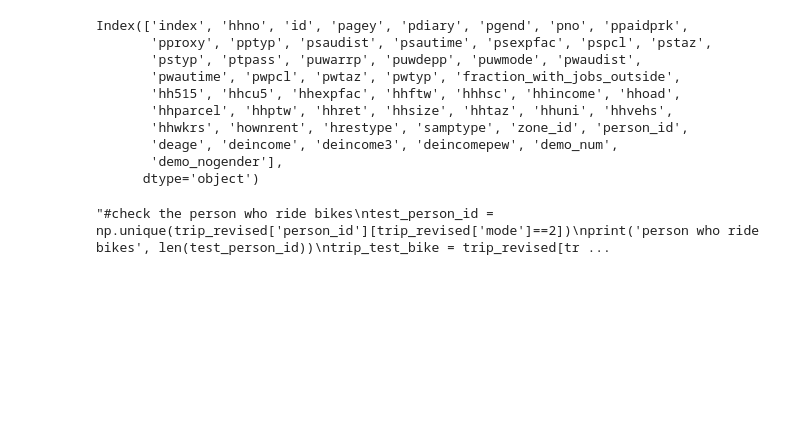
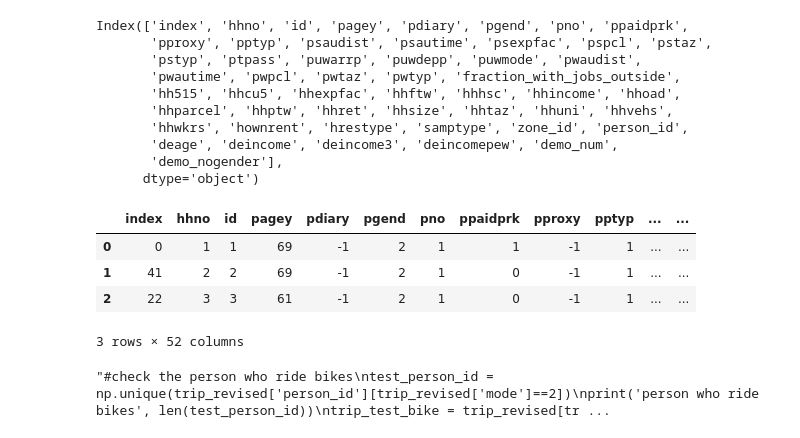
Before and after one commit to Yiran6/app_baseddata_processing, a Jupyter notebook: PSRC_2018_simulation_sampling.ipynb, the cells around one changed output. Cells and saved outputs as stored; diff of their text form; code cells hidden in the pictures; blank space fills up the shorter version.

```diff
--- a/PSRC_2018_simulation_sampling.ipynb
+++ b/PSRC_2018_simulation_sampling.ipynb
@@ -406,6 +406,14 @@ Index(['index', 'hhno', 'id', 'pagey', 'pdiary', 'pgend', 'pno', 'ppaidprk',
        'deage', 'deincome', 'deincome3', 'deincomepew', 'demo_num',
        'demo_nogender'],
       dtype='object')
+# %%
+person.head(3)
+# %% [output]
+|  | index | hhno | id | pagey | pdiary | pgend | pno | ppaidprk | pproxy | pptyp | ... | ... |
+| 0 | 0 | 1 | 1 | 69 | -1 | 2 | 1 | 1 | -1 | 1 | ... | ... |
+| 1 | 41 | 2 | 2 | 69 | -1 | 2 | 1 | 0 | -1 | 1 | ... | ... |
+| 2 | 22 | 3 | 3 | 61 | -1 | 2 | 1 | 0 | -1 | 1 | ... | ... |
+3 rows × 52 columns
 # %%
 #person[['hhno','person_id', 'zone_id', 'person_id', 'deage', 'deincome', 'deincome3',
 #       'deincomepew', 'demo_num','demo_noage']].to_csv('per_with_demo.csv')
```
Also changed, not shown: 3 other files.
